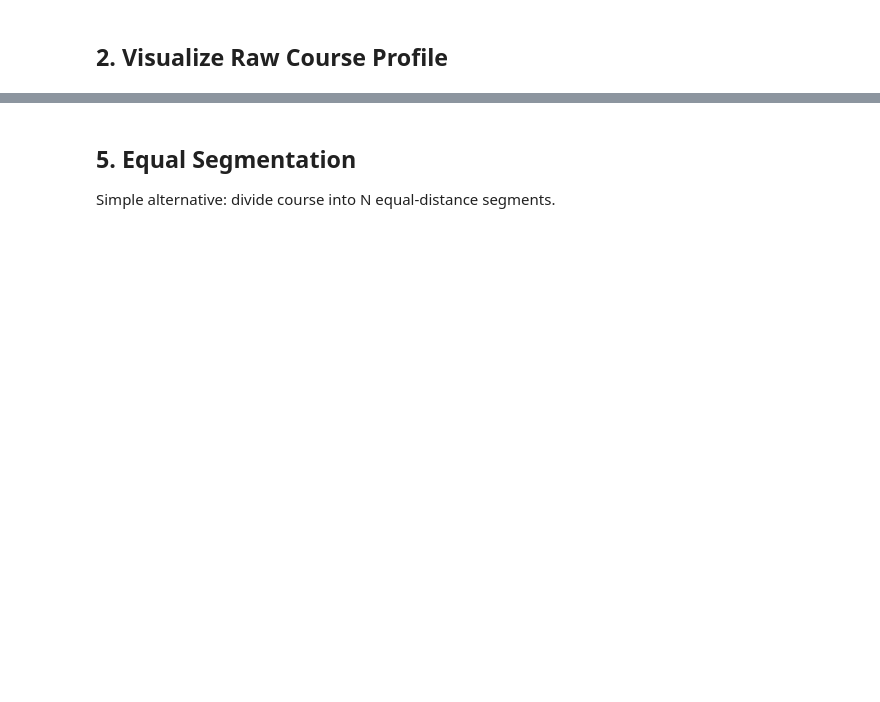
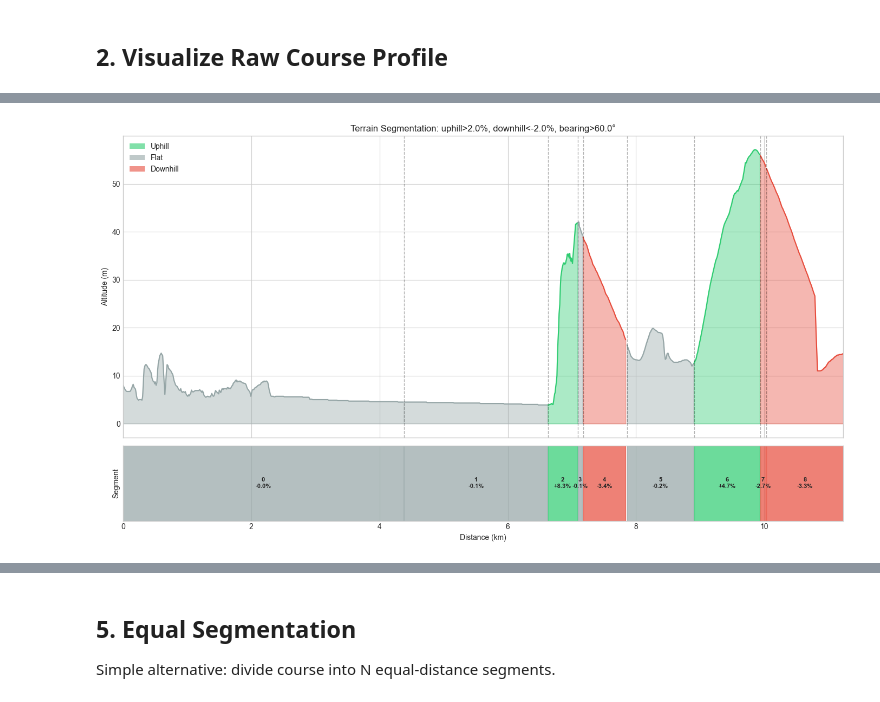
Before and after one commit to chrisuberti/pace_yourself, a Jupyter notebook: notebooks/02_course_segmentation.ipynb, the cells around one changed output, grey strips where cells are left out. Saved outputs shown, nothing was run; the diff lists cells and outputs as text; code cells hidden in the pictures; blank space fills up the shorter version.

```diff
--- a/notebooks/02_course_segmentation.ipynb
+++ b/notebooks/02_course_segmentation.ipynb
@@ -133,0 +167,89 @@ plt.show()
+# %%
+def plot_terrain_segmentation(df, title="Terrain-Based Segmentation"):
+    """
+    Plot elevation profile with contiguous terrain segments.
+    Color-coded by terrain type: green=uphill, gray=flat, red=downhill
+    """
+    df_sorted = df.sort_values('cumulative_distance').reset_index(drop=True)
+    cum_dist = df_sorted['cumulative_distance'] / 1000
+    altitude = df_sorted['altitude']
+
+    # Color map for terrain types
+    terrain_colors = {
+        'uphill': '#2ecc71',    # green
+        'flat': '#95a5a6',      # gray
+        'downhill': '#e74c3c'   # red
+    }
+
+    fig, (ax1, ax2) = plt.subplots(2, 1, figsize=(14, 8), height_ratios=[4, 1], sharex=True)
+
+    # Top: Elevation profile colored by segment
+    unique_segments = sorted(df_sorted['segment'].unique())
+
+    for seg_id in unique_segments:
+        seg_mask = df_sorted['segment'] == seg_id
+        seg_indices = df_sorted.index[seg_mask]
+
+        # Get contiguous range
+        start_idx = seg_indices[0]
+        end_idx = seg_indices[-1] + 1  # +1 to include last point
+
+        seg_dist = cum_dist.iloc[start_idx:end_idx]
+        seg_alt = altitude.iloc[start_idx:end_idx]
+        terrain = df_sorted.loc[seg_mask, 'segment_terrain'].iloc[0]
+        color = terrain_colors.get(terrain, '#3498db')
+
+        ax1.fill_between(seg_dist, seg_alt, alpha=0.4, color=color)
+        ax1.plot(seg_dist, seg_alt, color=color, linewidth=1.5)
+
+        # Add vertical line at segment boundary
+        if seg_id > 0:
+            ax1.axvline(x=seg_dist.iloc[0], color='black', linestyle='--', alpha=0.3, linewidth=1)
+
+    ax1.set_ylabel('Altitude (m)')
+    ax1.set_title(title)
+
+    # Add legend
+    from matplotlib.patches import Patch
+    legend_elements = [
+        Patch(facecolor=terrain_colors['uphill'], alpha=0.6, label='Uphill'),
+        Patch(facecolor=terrain_colors['flat'], alpha=0.6, label='Flat'),
+        Patch(facecolor=terrain_colors['downhill'], alpha=0.6, label='Downhill')
+    ]
+    ax1.legend(handles=legend_elements, loc='upper left')
+
+    # Bottom: Segment bar with labels
+    for seg_id in unique_segments:
+        seg_mask = df_sorted['segment'] == seg_id
+        seg_indices = df_sorted.index[seg_mask]
+        seg_start = cum_dist.iloc[seg_indices[0]]
+        seg_end = cum_dist.iloc[seg_indices[-1]]
+
+        terrain = df_sorted.loc[seg_mask, 'segment_terrain'].iloc[0]
+        avg_grad = df_sorted.loc[seg_mask, 'gradient'].mean()
+        color = terrain_colors.get(terrain, '#3498db')
+
+        ax2.axvspan(seg_start, seg_end, color=color, alpha=0.7)
+
+        # Label with segment number and gradient
+        mid_x = (seg_start + seg_end) / 2
+        ax2.text(mid_x, 0.5, f'{seg_id}\n{avg_grad:+.1f}%',
+                ha='center', va='center', fontsize=8, fontweight='bold')
+
+    ax2.set_xlim(cum_dist.iloc[0], cum_dist.iloc[-1])
+    ax2.set_ylim(0, 1)
+    ax2.set_yticks([])
+    ax2.set_xlabel('Distance (km)')
+    ax2.set_ylabel('Segment')
+
+    plt.tight_layout()
+    return fig
+
+# Visualize the terrain-based segmentation
+fig = plot_terrain_segmentation(
+    course.df,
+    title=f"Terrain Segmentation: uphill>{UPHILL_THRESHOLD}%, downhill<{DOWNHILL_THRESHOLD}%, bearing>{BEARING_THRESHOLD}°"
+)
+plt.show()
+# %% [output]
+[figure, added]
```
Also changed, not shown: parts of 15 cells of this notebook, 14 other files.
